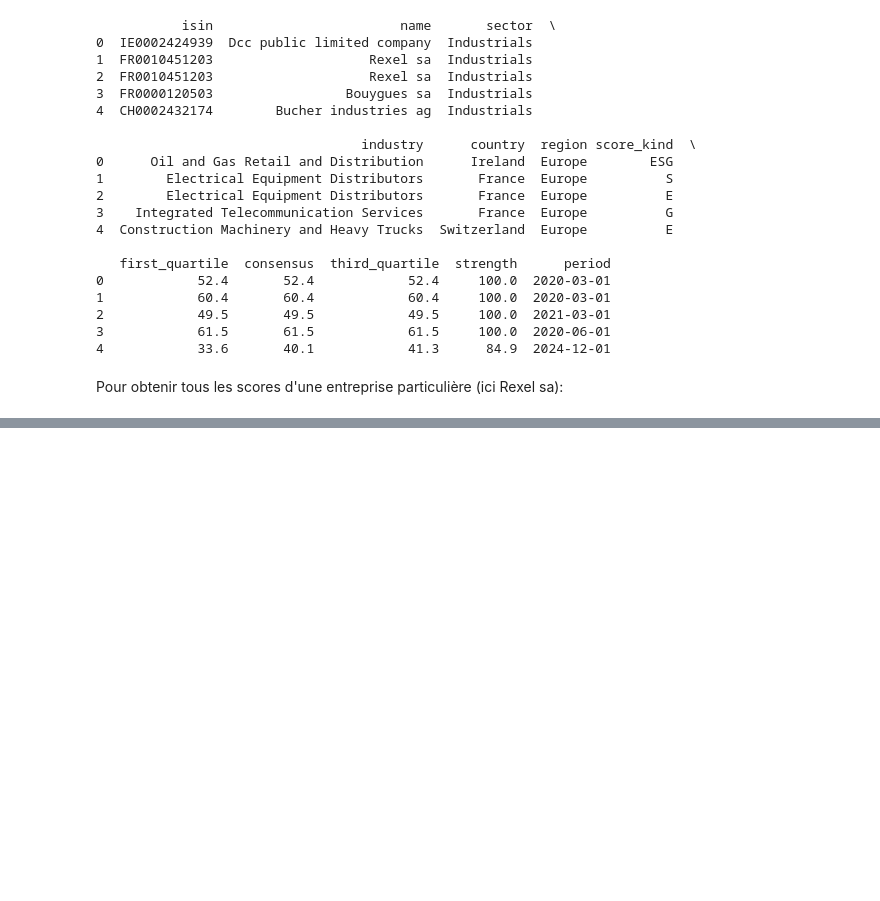
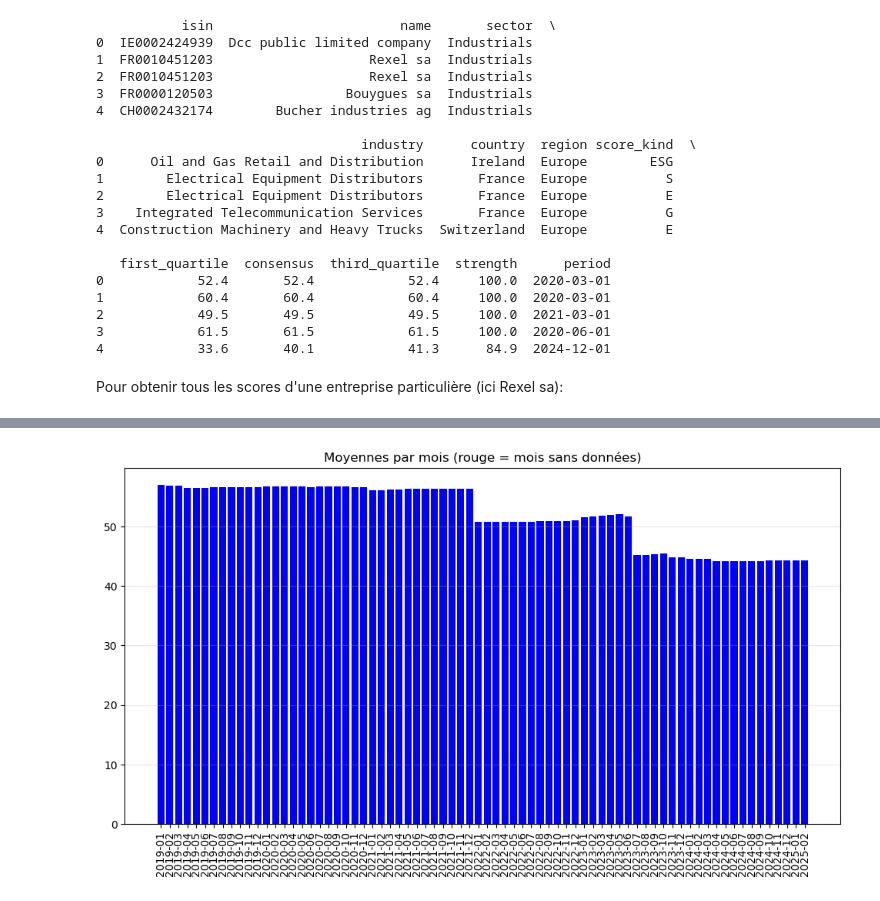
Before and after one commit to VictorienMarette/Statapp_Valuco, a Jupyter notebook: entrepriseinteret.ipynb, the cells around one changed output, grey strips where cells are left out. Saved outputs shown, nothing was run; the diff lists cells and outputs as text; code cells hidden in the pictures; blank space fills up the shorter version.

```diff
--- a/entrepriseinteret.ipynb
+++ b/entrepriseinteret.ipynb
@@ -41,0 +97,25 @@ result = get_company_data(company)
+# %%
+all_months = pd.period_range(
+    start=df['period'].min().to_period('M'),
+    end=df['period'].max().to_period('M'),
+    freq='M'
+)
+
+moyennes_complete = (
+    df.groupby(df['period'].dt.to_period('M'))['consensus']
+    .mean()
+    .reindex(all_months)
+)
+
+# Visualisation avec gestion des manquants
+plt.figure(figsize=(12, 6))
+bars = plt.bar(moyennes_complete.index.astype(str),
+               moyennes_complete.fillna(0),  # Remplacer NaN par 0
+               color=['red' if pd.isna(x) else 'blue' for x in moyennes_complete])
+
+plt.title("Moyennes par mois (rouge = mois sans données)")
+plt.xticks(rotation=90)
+plt.grid(axis='y', alpha=0.3)
+plt.show()
+# %% [output]
+[figure, added]
```
Also changed, not shown: parts of 12 cells of this notebook.
